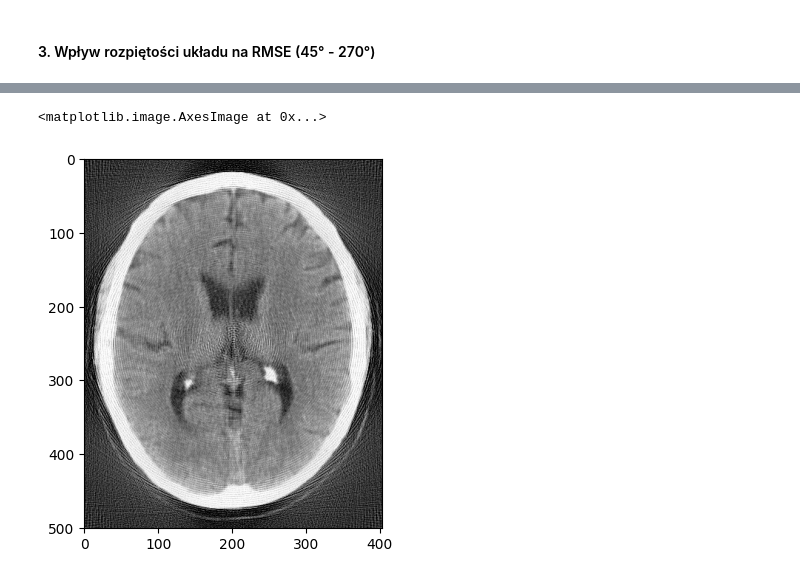
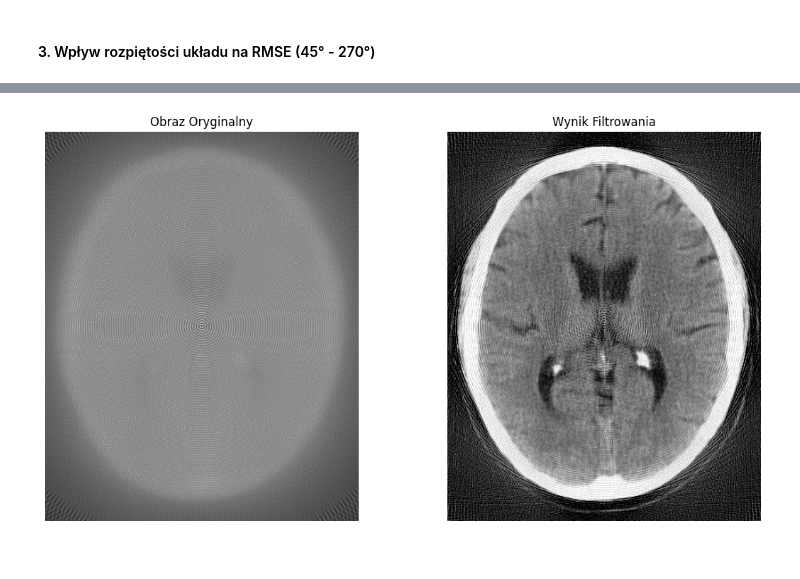
Before and after one commit to viatrix17/Symulacja-Tomografu, a Jupyter notebook: symulacja_tomografu.ipynb, the cells around one changed output, grey strips where cells are left out. Drawn from its saved outputs; the diff is of its cells as text; code cells hidden in the pictures.

```diff
--- a/symulacja_tomografu.ipynb
+++ b/symulacja_tomografu.ipynb
@@ -744,5 +635,15 @@ plt.imshow(output_raw, cmap=plt.cm.Greys_r, vmin=0)
-# %%
-plt.imshow(filtered_output, cmap=plt.cm.Greys_r, vmin=0)
-# %% [output]
-<matplotlib.image.AxesImage at 0x...>
-[figure, removed]
+# %%
+fig, (ax1, ax2) = plt.subplots(1, 2, figsize=(12, 6))
+
+ax1.imshow(output_raw, cmap=plt.cm.Greys_r, vmin=0)
+ax1.set_title('Obraz Oryginalny')
+ax1.axis('off')
+
+ax2.imshow(filtered_output, cmap=plt.cm.Greys_r, vmin=0)
+ax2.set_title('Wynik Filtrowania')
+ax2.axis('off')
+
+plt.tight_layout()
+plt.show()
+# %% [output]
+[figure, added]
```
Also changed, not shown: parts of 26 cells of this notebook, 2 other files.
